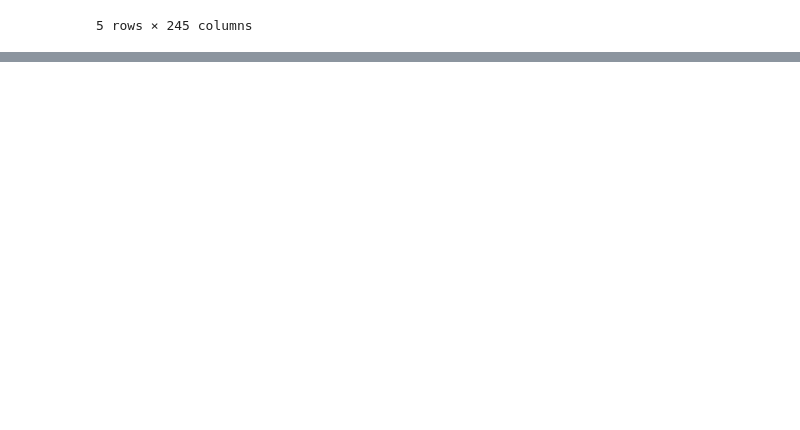
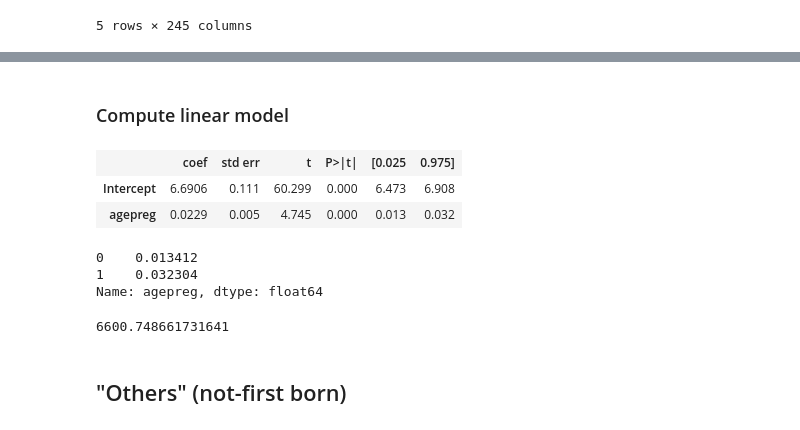
Before and after one commit to Heity94/01_DataScience_2021, a Jupyter notebook: Week_05/Homework5.ipynb, the cells around one changed output, grey strips where cells are left out. Drawn from its saved outputs; the diff is of its cells as text; code cells hidden in the pictures; blank space fills up the shorter version.

```diff
--- a/Week_05/Homework5.ipynb
+++ b/Week_05/Homework5.ipynb
@@ -31,0 +54,24 @@ live.head()
+# %% [markdown]
+### Compute linear model
+# %%
+est_first = smf.ols('totalwgt_lb ~ agepreg', live_first).fit() #  y ~ x
+est_first.summary().tables[1]
+# %% [output]
+|  | coef | std err | t | P>|t| | [0.025 | 0.975] |
+| Intercept | 6.6906 | 0.111 | 60.299 | 0.000 | 6.473 | 6.908 |
+| agepreg | 0.0229 | 0.005 | 4.745 | 0.000 | 0.013 | 0.032 |
+# %%
+conf_inv_first = est_first.conf_int().loc["agepreg",:]
+conf_inv_first
+# %% [output]
+0    0.013412
+1    0.032304
+Name: agepreg, dtype: float64
+# %%
+# RSS with regression coefficients
+rss_first = np.sum((live_first.totalwgt_lb - (est_first.params[0] + est_first.params[1]*live_first.agepreg))**2)
+rss_first
+# %% [output]
+6600.748661731641
+# %% [markdown]
+## "Others" (not-first born)
```
Also changed, not shown: parts of 16 cells of this notebook, 2 other files.
